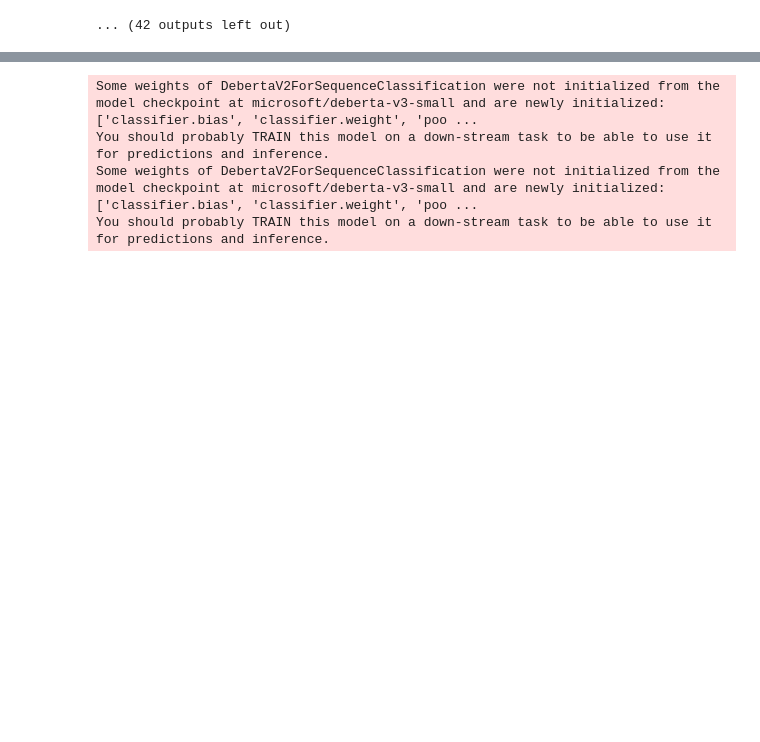
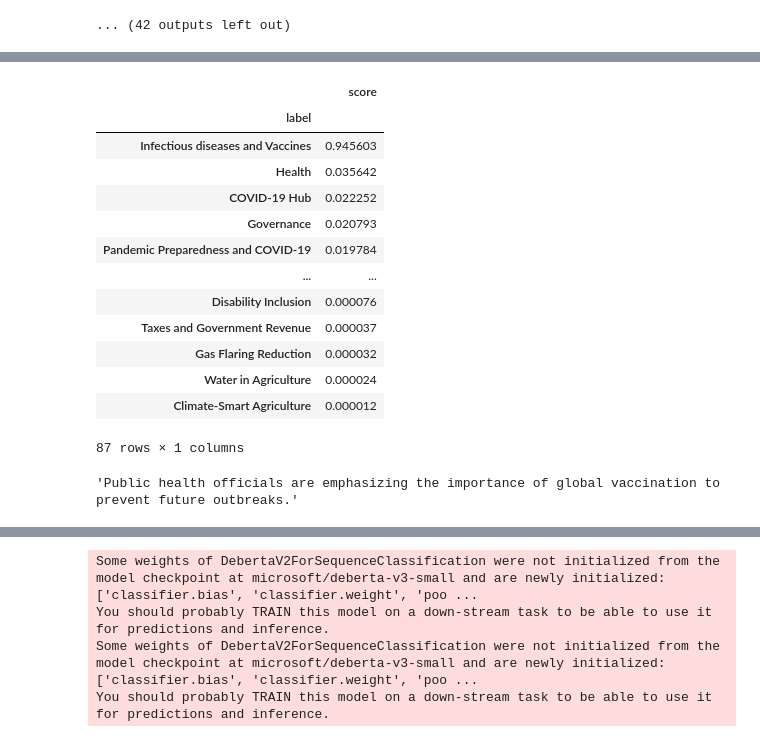
Before and after one commit to avsolatorio/doc-topics, a Jupyter notebook: notebooks/World_Bank_Topics_Analysis_with_LLM.ipynb, the cells around one changed output, grey strips where cells are left out. Cells and saved outputs as stored; diff of their text form; code cells hidden in the pictures; blank space fills up the shorter version.

```diff
--- a/notebooks/World_Bank_Topics_Analysis_with_LLM.ipynb
+++ b/notebooks/World_Bank_Topics_Analysis_with_LLM.ipynb
@@ -626,0 +945,24 @@ You should probably TRAIN this model on a down-stream task to be able to use it
+# %%
+inps = subdatasets[0]["sentence"][0]
+outs = classifier(inps)
+
+pd.DataFrame.from_records(outs[0], index="label")
+# %% [output]
+|  | score |
+| label |  |
+| Infectious diseases and Vaccines | 0.945603 |
+| Health | 0.035642 |
+| COVID-19 Hub | 0.022252 |
+| Governance | 0.020793 |
+| Pandemic Preparedness and COVID-19 | 0.019784 |
+| ... | ... |
+| Disability Inclusion | 0.000076 |
+| Taxes and Government Revenue | 0.000037 |
+| Gas Flaring Reduction | 0.000032 |
+| Water in Agriculture | 0.000024 |
+| Climate-Smart Agriculture | 0.000012 |
+87 rows × 1 columns
+# %%
+inps
+# %% [output]
+'Public health officials are emphasizing the importance of global vaccination to prevent future outbreaks.'
```
Also changed, not shown: parts of 22 cells of this notebook, 1 other file.
